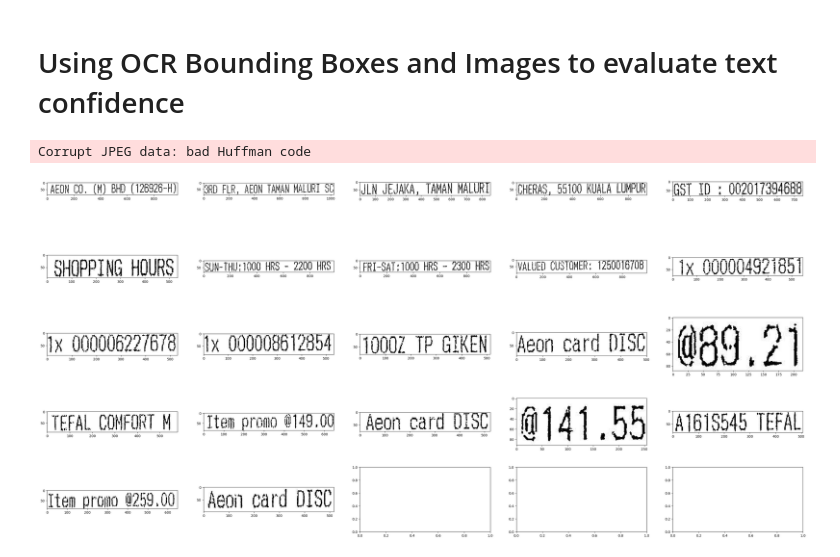
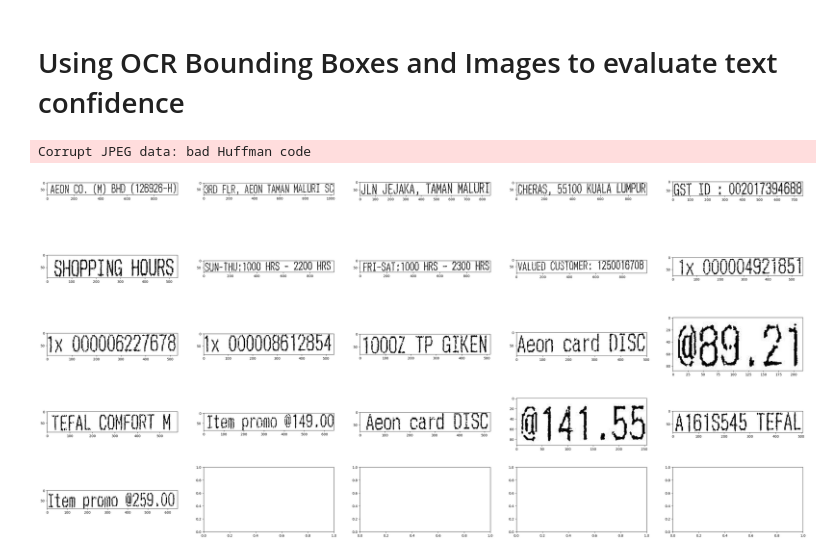
Before and after one commit to TopazFist/BillDatathon2023, a Jupyter notebook: ocr_cv.ipynb, the cells around one changed output. Saved outputs shown, nothing was run; the diff lists cells and outputs as text; code cells hidden in the pictures.

```diff
--- a/ocr_cv.ipynb
+++ b/ocr_cv.ipynb
@@ -8,19 +8,19 @@ import pandas as pd
 # %%
 testfile = '00d0100894168'
 img = cv2.imread(f'data/original/img/{testfile}.jpg')
 imgdata = pd.read_csv(f"data/interim/ocr/{testfile}.csv")
 
 fig, ax = plt.subplots(5,5,figsize=(40,20))
 ctr = 0
 for row in imgdata.iterrows():
     if int(row[1]['BB1']) < int(row[1]['BB3']) and int(row[1]['BB2']) < int(row[1]['BB6']):
         slc = img[int(row[1]['BB2']):int(row[1]['BB6'])+1, int(row[1]['BB1']):int(row[1]['BB3'])+1]
         if ctr < 25:
             ax[ctr//5][ctr%5].imshow(slc)
             ctr += 1
-        if ctr == 22:
+        if ctr == 21:
             break
 fig.show()
 # %% [output]
 Corrupt JPEG data: bad Huffman code
-[figure, old version]
+[figure, new version]
```
Also changed, not shown: parts of 3 cells of this notebook.
